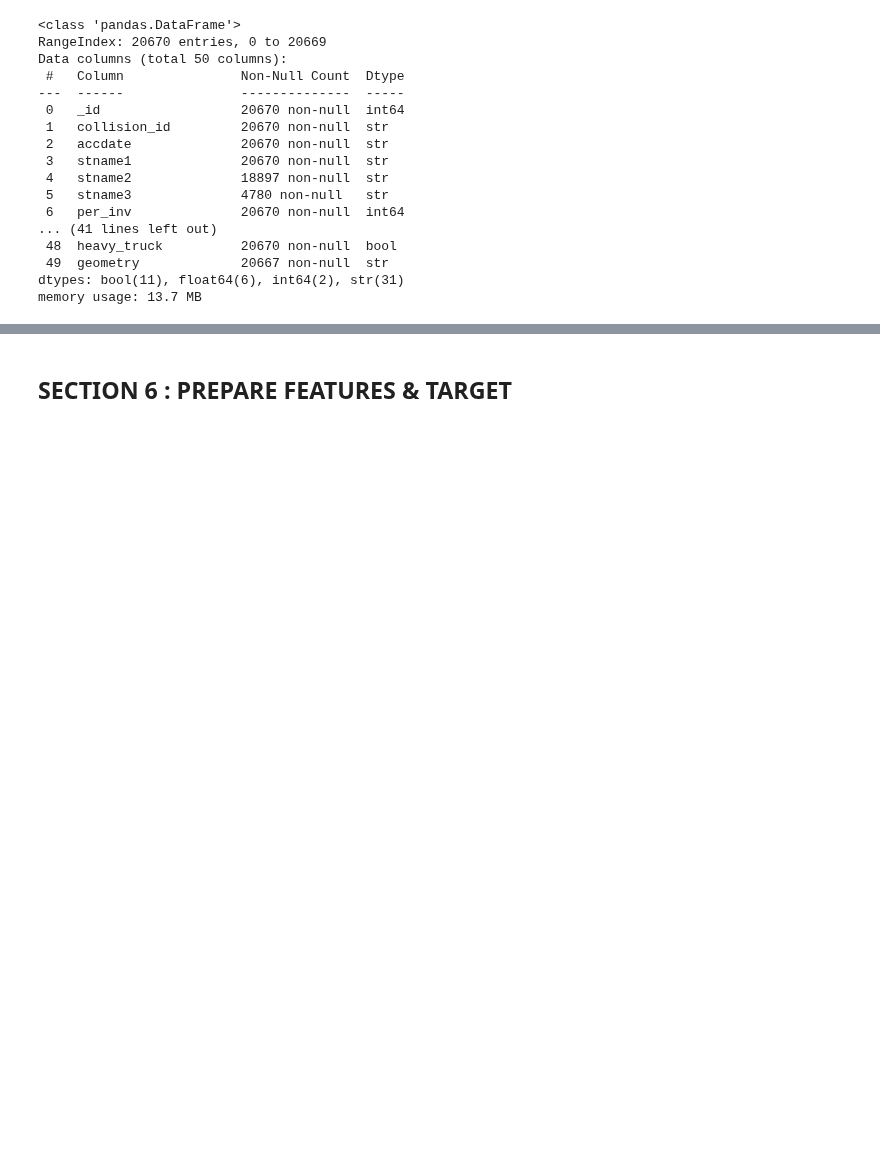
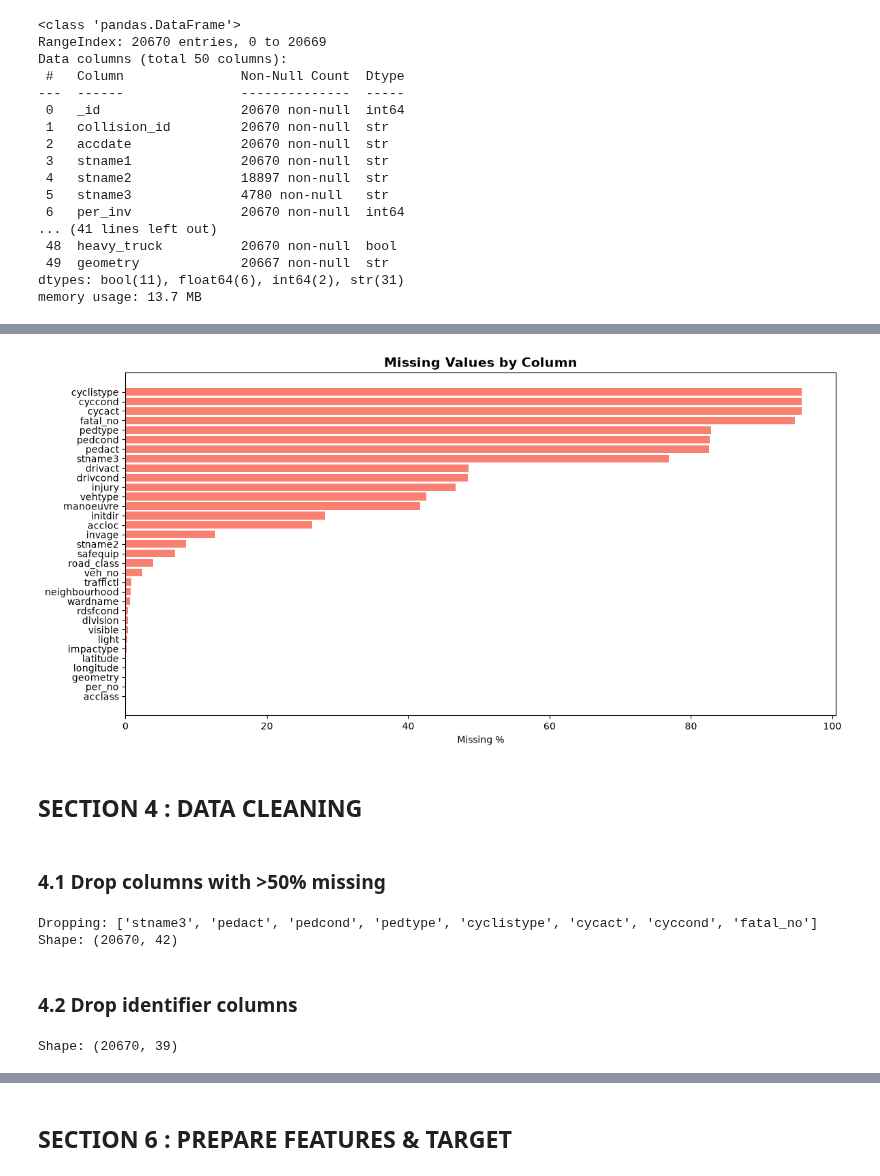
Before and after one commit to Pranjali-3/road-accident-severity-analysis, a Jupyter notebook: road_accident.ipynb, the cells around one changed output, grey strips where cells are left out. Cells and saved outputs as stored; diff of their text form; code cells hidden in the pictures; blank space fills up the shorter version.

```diff
--- a/road_accident.ipynb
+++ b/road_accident.ipynb
@@ -151,16 +58,0 @@ print("Duplicate rows:", df.duplicated().sum())
-# %%
-#Time feature processing
-df['Time'] = pd.to_datetime(df['Time'], format='%H:%M:%S')
-df['Hour'] = df['Time'].dt.hour
-# %%
-#time period function
-def time_period(hour):
-    if hour < 6:
-        return "night"
-    elif hour < 12:
-        return "morning"
-    elif hour < 18:
-        return "afternoon"
-    else:
-        return "evening"
-df['Time_Period'] = df['Hour'].apply(time_period)
@@ -169,2 +58,0 @@ df[['Hour', 'Time_Period']].head(10)
-# %%
-df.drop('Hour', axis=1, inplace=True)
@@ -378,0 +98,5 @@ plt.show()
+# %%
+missing = df.isnull().sum()
+missing_pct = (missing / len(df) * 100).round(2)
+missing_df = pd.DataFrame({'Missing': missing, 'Pct': missing_pct})
+print(missing_df[missing_df['Missing'] > 0].sort_values('Pct', ascending=False))
@@ -378,0 +121,31 @@ plt.show()
+# %%
+plt.figure(figsize=(12, 6))
+miss_cols = missing_df[missing_df['Missing'] > 0].sort_values('Pct', ascending=False)
+plt.barh(miss_cols.index, miss_cols['Pct'], color='salmon')
+plt.xlabel('Missing %')
+plt.title('Missing Values by Column', fontsize=14, fontweight='bold')
+plt.gca().invert_yaxis()
+plt.tight_layout()
+plt.show()
+# %% [output]
+[figure, added]
+# %% [markdown]
+## SECTION 4 : DATA CLEANING
+# %% [markdown]
+### 4.1 Drop columns with >50% missing
+# %%
+high_missing = missing_df[missing_df['Pct'] > 50].index.tolist()
+print("Dropping:", high_missing)
+df.drop(columns=high_missing, inplace=True)
+print("Shape:", df.shape)
+# %% [output]
+Dropping: ['stname3', 'pedact', 'pedcond', 'pedtype', 'cyclistype', 'cycact', 'cyccond', 'fatal_no']
+Shape: (20670, 42)
+# %% [markdown]
+### 4.2 Drop identifier columns
+# %%
+drop_cols = ['_id', 'collision_id', 'geometry']
+df.drop(columns=[c for c in drop_cols if c in df.columns], inplace=True)
+print("Shape:", df.shape)
+# %% [output]
+Shape: (20670, 39)
```
Also changed, not shown: parts of 253 cells of this notebook, 9 other files.
